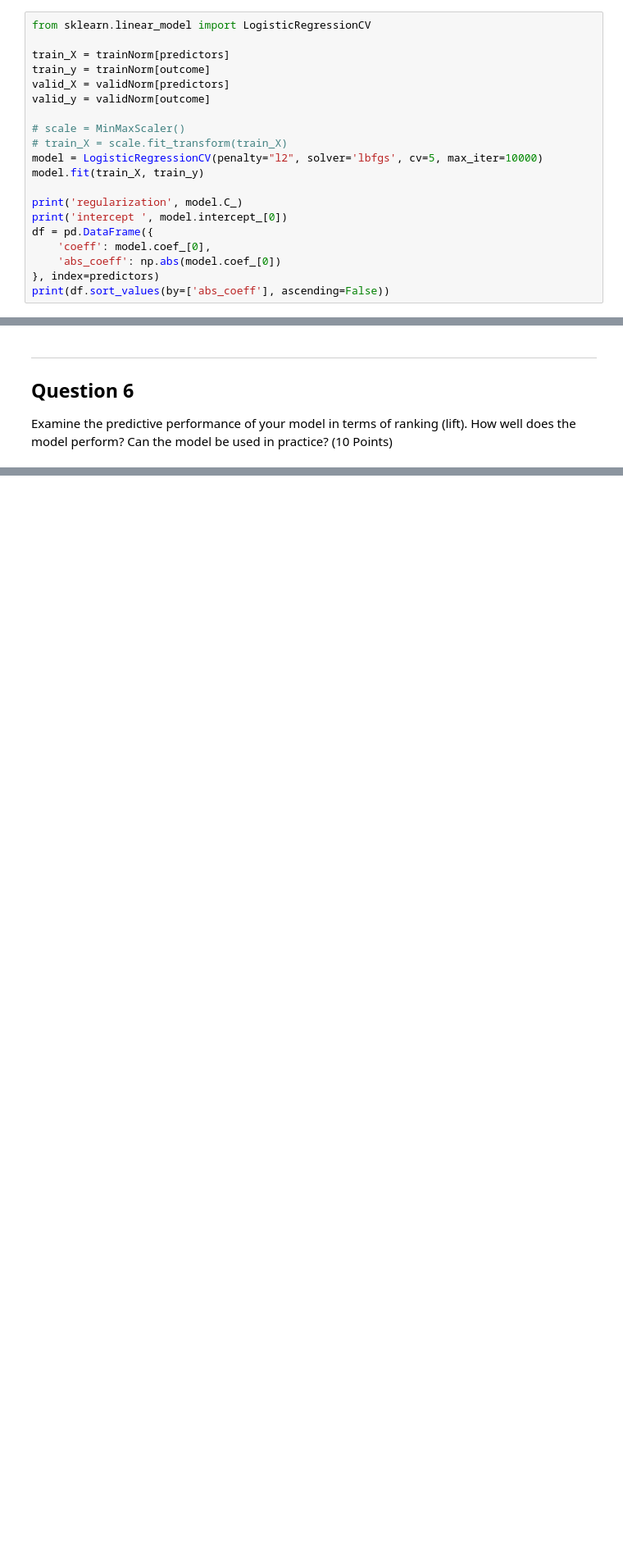
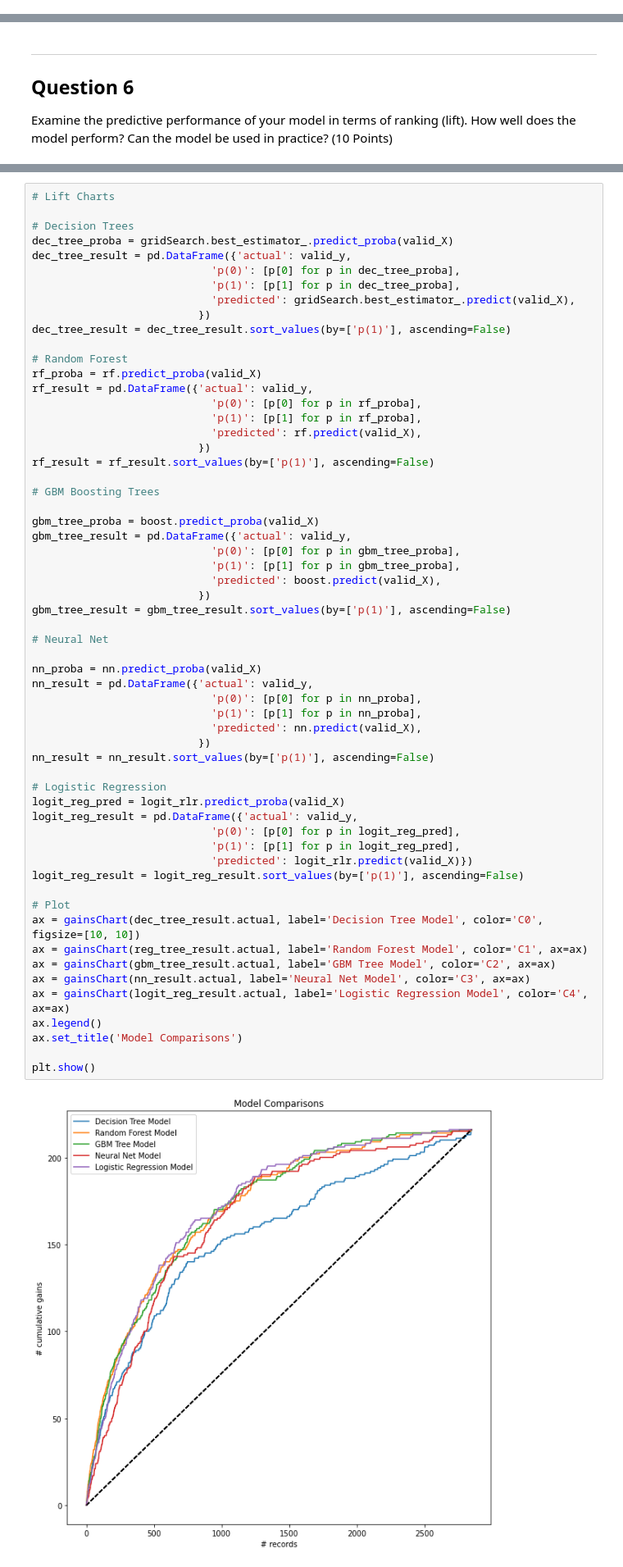
Before and after one commit to zachfreitas/ADS_505_Applied_Data_Sci_for_Business-, a Jupyter notebook: Module_3/Assignment_3/Zachariah_Freitas_Assignment_3.ipynb, the cells around one changed output, grey strips where cells are left out. Shown: that part at 82% size. Drawn from its saved outputs; the diff is of its cells as text; blank space fills up the shorter version.

```diff
--- a/Module_3/Assignment_3/Zachariah_Freitas_Assignment_3.ipynb
+++ b/Module_3/Assignment_3/Zachariah_Freitas_Assignment_3.ipynb
@@ -514,20 +498,0 @@ Preform Exploratory Modeling
-# %%
-from sklearn.linear_model import LogisticRegressionCV
-
-train_X = trainNorm[predictors]
-train_y = trainNorm[outcome]
-valid_X = validNorm[predictors]
-valid_y = validNorm[outcome]
-
-# scale = MinMaxScaler()
-# train_X = scale.fit_transform(train_X)
-model = LogisticRegressionCV(penalty="l2", solver='lbfgs', cv=5, max_iter=10000)
-model.fit(train_X, train_y)
-
-print('regularization', model.C_)
-print('intercept ', model.intercept_[0])
-df = pd.DataFrame({
-    'coeff': model.coef_[0],
-    'abs_coeff': np.abs(model.coef_[0])
-}, index=predictors)
-print(df.sort_values(by=['abs_coeff'], ascending=False))
@@ -901,0 +809,61 @@ ugh
+# %%
+# Lift Charts
+
+# Decision Trees
+dec_tree_proba = gridSearch.best_estimator_.predict_proba(valid_X)
+dec_tree_result = pd.DataFrame({'actual': valid_y,
+                            'p(0)': [p[0] for p in dec_tree_proba],
+                            'p(1)': [p[1] for p in dec_tree_proba],
+                            'predicted': gridSearch.best_estimator_.predict(valid_X),
+                          })
+dec_tree_result = dec_tree_result.sort_values(by=['p(1)'], ascending=False)
+
+# Random Forest
+rf_proba = rf.predict_proba(valid_X)
+rf_result = pd.DataFrame({'actual': valid_y,
+                            'p(0)': [p[0] for p in rf_proba],
+                            'p(1)': [p[1] for p in rf_proba],
+                            'predicted': rf.predict(valid_X),
+                          })
+rf_result = rf_result.sort_values(by=['p(1)'], ascending=False)
+
+# GBM Boosting Trees
+
+gbm_tree_proba = boost.predict_proba(valid_X)
+gbm_tree_result = pd.DataFrame({'actual': valid_y,
+                            'p(0)': [p[0] for p in gbm_tree_proba],
+                            'p(1)': [p[1] for p in gbm_tree_proba],
+                            'predicted': boost.predict(valid_X),
+                          })
+gbm_tree_result = gbm_tree_result.sort_values(by=['p(1)'], ascending=False)
+
+# Neural Net
+
+nn_proba = nn.predict_proba(valid_X)
+nn_result = pd.DataFrame({'actual': valid_y,
+                            'p(0)': [p[0] for p in nn_proba],
+                            'p(1)': [p[1] for p in nn_proba],
+                            'predicted': nn.predict(valid_X),
+                          })
+nn_result = nn_result.sort_values(by=['p(1)'], ascending=False)
+
+# Logistic Regression
+logit_reg_pred = logit_rlr.predict_proba(valid_X)
+logit_reg_result = pd.DataFrame({'actual': valid_y,
+                            'p(0)': [p[0] for p in logit_reg_pred],
+                            'p(1)': [p[1] for p in logit_reg_pred],
+                            'predicted': logit_rlr.predict(valid_X)})
+logit_reg_result = logit_reg_result.sort_values(by=['p(1)'], ascending=False)
+
+# Plot
+ax = gainsChart(dec_tree_result.actual, label='Decision Tree Model', color='C0', figsize=[10, 10])
+ax = gainsChart(reg_tree_result.actual, label='Random Forest Model', color='C1', ax=ax)
+ax = gainsChart(gbm_tree_result.actual, label='GBM Tree Model', color='C2', ax=ax)
+ax = gainsChart(nn_result.actual, label='Neural Net Model', color='C3', ax=ax)
+ax = gainsChart(logit_reg_result.actual, label='Logistic Regression Model', color='C4', ax=ax)
+ax.legend()
+ax.set_title('Model Comparisons')
+
+plt.show()
+# %% [output]
+[figure, added]
```
Also changed, not shown: parts of 29 cells of this notebook.
